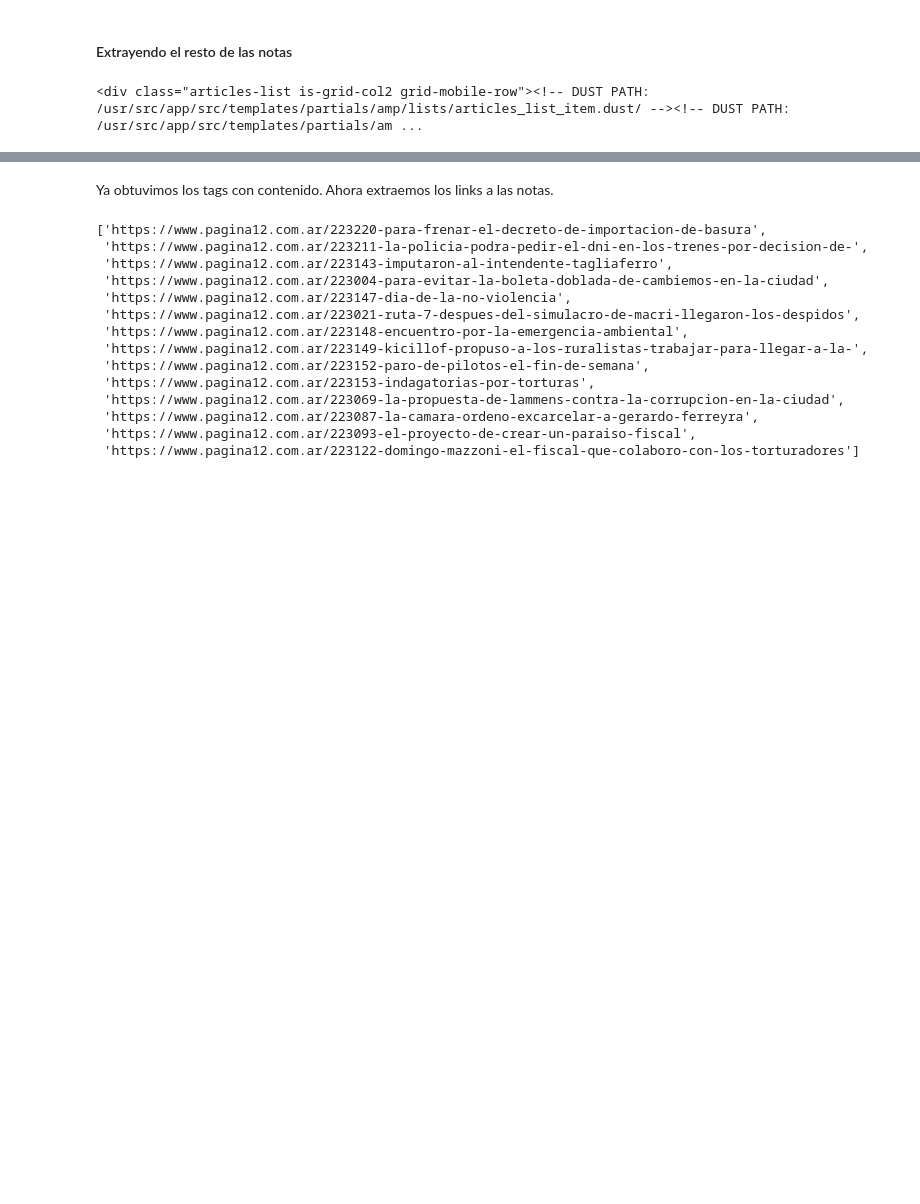
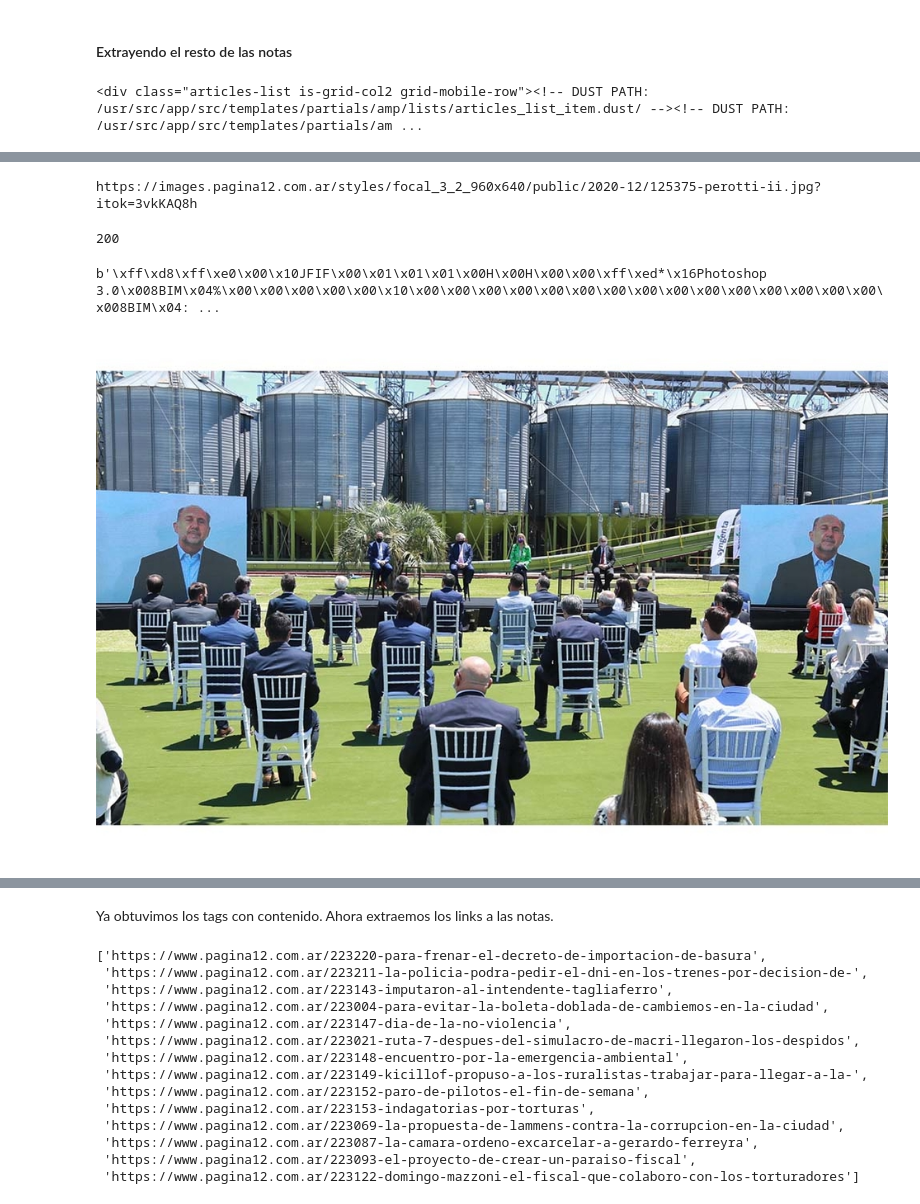
Before and after one commit to Vesino/Scraper-p12, a Jupyter notebook: Parsing Pagina12.ipynb, the cells around one changed output, grey strips where cells are left out. Cells and saved outputs as stored; diff of their text form; code cells hidden in the pictures; blank space fills up the shorter version.

Commit message:
first Image(image_req.content)

```diff
--- a/Parsing Pagina12.ipynb
+++ b/Parsing Pagina12.ipynb
@@ -156,0 +162,5 @@ Un funcionario de la AFI macrista reconoció que instalaron cámaras y micrófon
+# %%
+media = s_nota.find('div', attrs={'class': 'article-main-media-image'})
+# %%
+images = media.find_all('img')
+images
@@ -156,0 +173,19 @@ Un funcionario de la AFI macrista reconoció que instalaron cámaras y micrófon
+# %%
+if len(images) == 0:
+    print("No hay imagenes")
+else:
+    imagen = images[-1]
+    imagen_src = imagen.get('data-src')
+    print(imagen_src)
+# %% [output]
+https://images.pagina12.com.ar/styles/focal_3_2_960x640/public/2020-12/125375-perotti-ii.jpg?itok=3vkKAQ8h
+# %%
+image_req = requests.get(imagen_src)
+# %%
+image_req.status_code
+# %% [output]
+200
+# %%
+image_req.content
+# %% [output]
+b'\xff\xd8\xff\xe0\x00\x10JFIF\x00\x01\x01\x01\x00H\x00H\x00\x00\xff\xed*\x16Photoshop 3.0\x008BIM\x04%\x00\x00\x00\x00\x00\x10\x00\x00\x00\x00\x00\x00\x00\x00\x00\x00\x00\x00\x00\x00\x00\x008BIM\x04: ...
@@ -157,3 +194,7 @@ Un funcionario de la AFI macrista reconoció que instalaron cámaras y micrófon
+# %%
+Image(image_req.content)
+# %% [output]
+[figure, added]
 # %%
 for li in article_list.find_all('li'):
     if len(li.get_text()) == 0:
```
Also changed, not shown: parts of 9 cells of this notebook.
